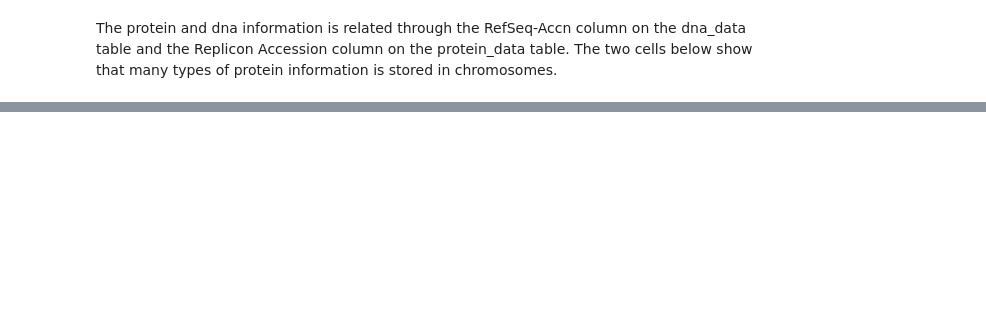
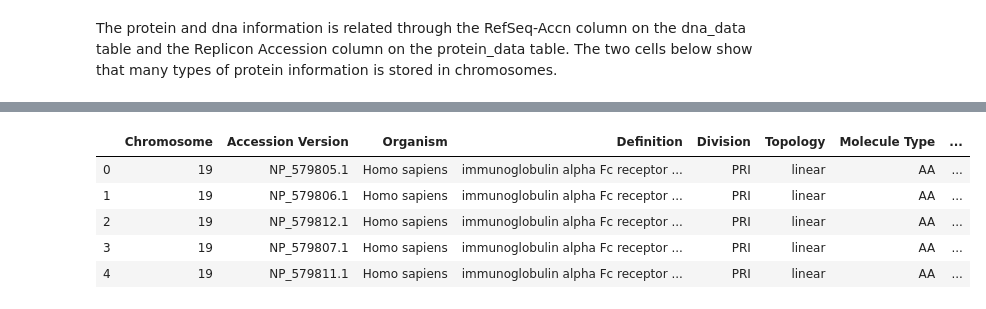
Before and after one commit to eannefawcett/Classifying-Gene-Locus-by-Protein-Composition, a Jupyter notebook: Database-API-19.ipynb, the cells around one changed output, grey strips where cells are left out. Drawn from its saved outputs; the diff is of its cells as text; code cells hidden in the pictures; blank space fills up the shorter version.

```diff
--- a/Database-API-19.ipynb
+++ b/Database-API-19.ipynb
@@ -665,0 +634,10 @@ https://www.ncbi.nlm.nih.gov/books/NBK25499/
+# %%
+# check random additional protein dataframe to see if sequence was captured
+protein_additional_dataframes[39].head()
+# %% [output]
+|  | Chromosome | Accession Version | Organism | Definition | Division | Topology | Molecule Type | ... |
+| 0 | 19 | NP_579805.1 | Homo sapiens | immunoglobulin alpha Fc receptor ... | PRI | linear | AA | ... |
+| 1 | 19 | NP_579806.1 | Homo sapiens | immunoglobulin alpha Fc receptor ... | PRI | linear | AA | ... |
+| 2 | 19 | NP_579812.1 | Homo sapiens | immunoglobulin alpha Fc receptor ... | PRI | linear | AA | ... |
+| 3 | 19 | NP_579807.1 | Homo sapiens | immunoglobulin alpha Fc receptor ... | PRI | linear | AA | ... |
+| 4 | 19 | NP_579811.1 | Homo sapiens | immunoglobulin alpha Fc receptor ... | PRI | linear | AA | ... |
```
Also changed, not shown: parts of 110 cells of this notebook, 12 other files.
